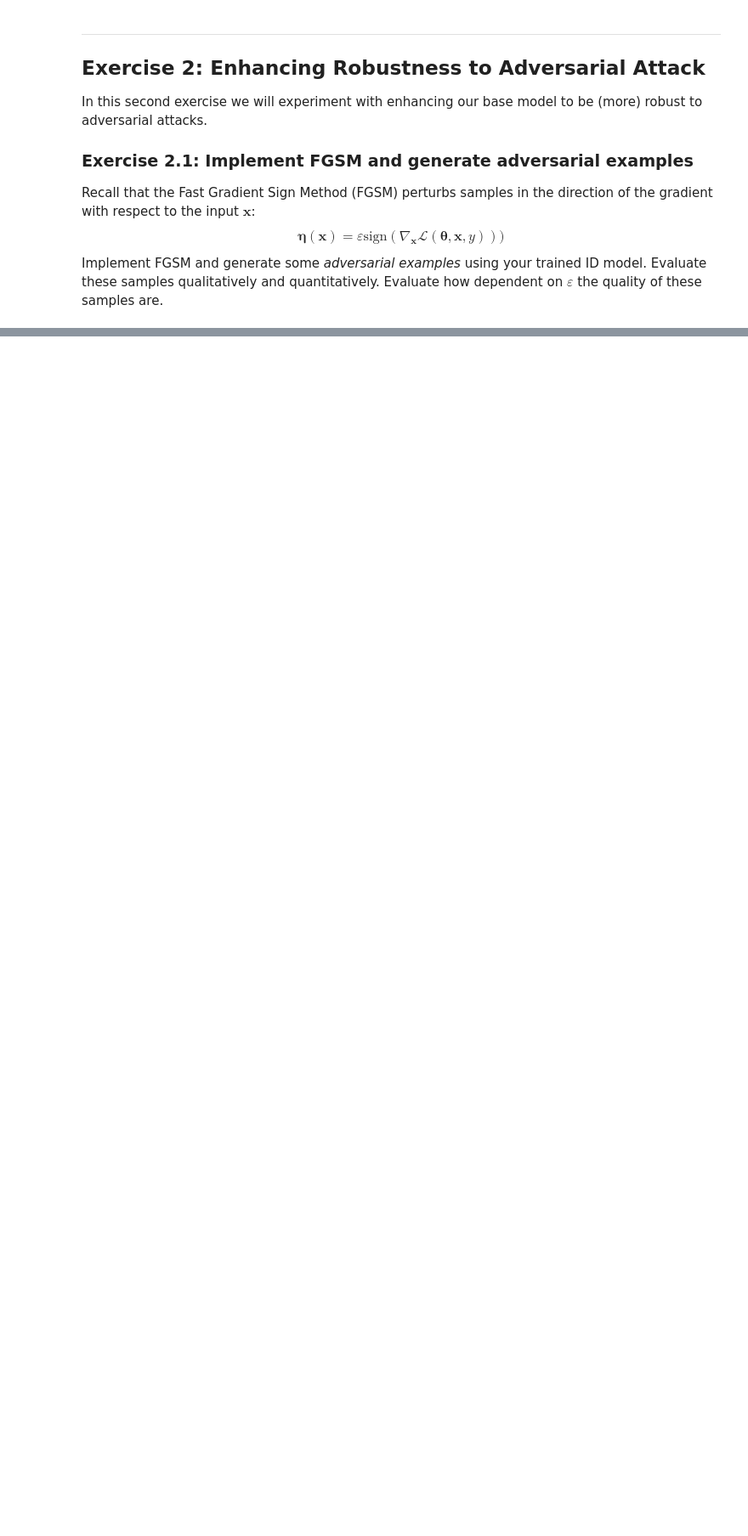
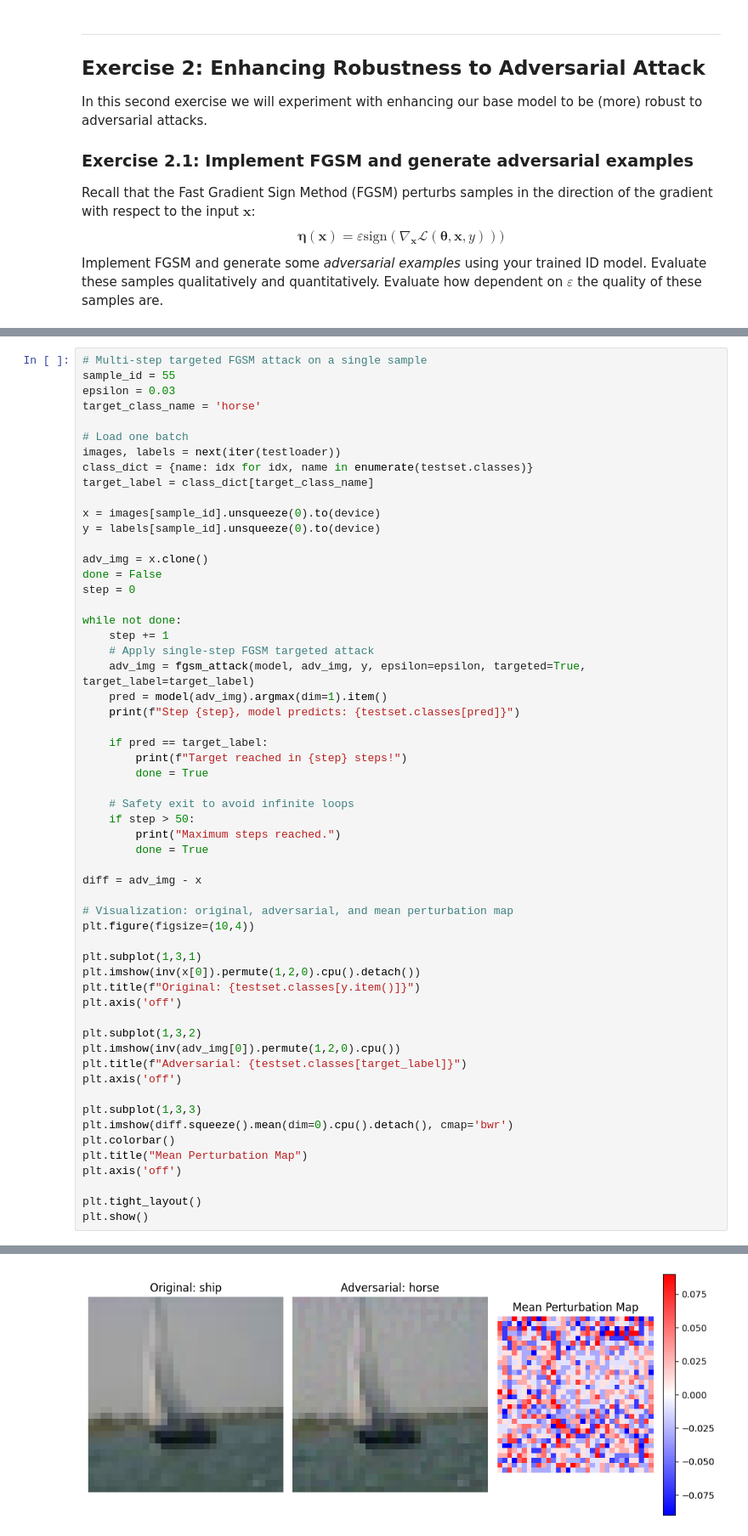
Before and after one commit to emile-kophi/AML_Labs, a Jupyter notebook: Exercise_4/Lab4_Adversarial_learning.ipynb, the cells around one changed output, grey strips where cells are left out. Shown at 85% size. Cells and saved outputs as stored; diff of their text form; blank space fills up the shorter version.

```diff
--- a/Exercise_4/Lab4_Adversarial_learning.ipynb
+++ b/Exercise_4/Lab4_Adversarial_learning.ipynb
@@ -606,0 +517,58 @@ Target achieved in 6 steps!
+# %%
+# Multi-step targeted FGSM attack on a single sample
+sample_id = 55
+epsilon = 0.03
+target_class_name = 'horse'
+
+# Load one batch
+images, labels = next(iter(testloader))
+class_dict = {name: idx for idx, name in enumerate(testset.classes)}
+target_label = class_dict[target_class_name]
+
+x = images[sample_id].unsqueeze(0).to(device)
+y = labels[sample_id].unsqueeze(0).to(device)
+
+adv_img = x.clone()
+done = False
+step = 0
+
+while not done:
+    step += 1
+    # Apply single-step FGSM targeted attack
+    adv_img = fgsm_attack(model, adv_img, y, epsilon=epsilon, targeted=True, target_label=target_label)
+    pred = model(adv_img).argmax(dim=1).item()
+    print(f"Step {step}, model predicts: {testset.classes[pred]}")
+
+    if pred == target_label:
+        print(f"Target reached in {step} steps!")
+        done = True
+
+    # Safety exit to avoid infinite loops
+    if step > 50:
+        print("Maximum steps reached.")
+        done = True
+
+diff = adv_img - x
+
+# Visualization: original, adversarial, and mean perturbation map
+plt.figure(figsize=(10,4))
+
+plt.subplot(1,3,1)
+plt.imshow(inv(x[0]).permute(1,2,0).cpu().detach())
+plt.title(f"Original: {testset.classes[y.item()]}")
+plt.axis('off')
+
+plt.subplot(1,3,2)
+plt.imshow(inv(adv_img[0]).permute(1,2,0).cpu())
+plt.title(f"Adversarial: {testset.classes[target_label]}")
+plt.axis('off')
+
+plt.subplot(1,3,3)
+plt.imshow(diff.squeeze().mean(dim=0).cpu().detach(), cmap='bwr')
+plt.colorbar()
+plt.title("Mean Perturbation Map")
+plt.axis('off')
+
+plt.tight_layout()
+plt.show()
+# %% [output]
@@ -607,3 +579,4 @@ Target achieved in 6 steps!
+[figure, added]
 # %% [markdown]
 ### Exercise 2.2: Augment training with adversarial examples
 
```
Also changed, not shown: parts of 10 cells of this notebook.
